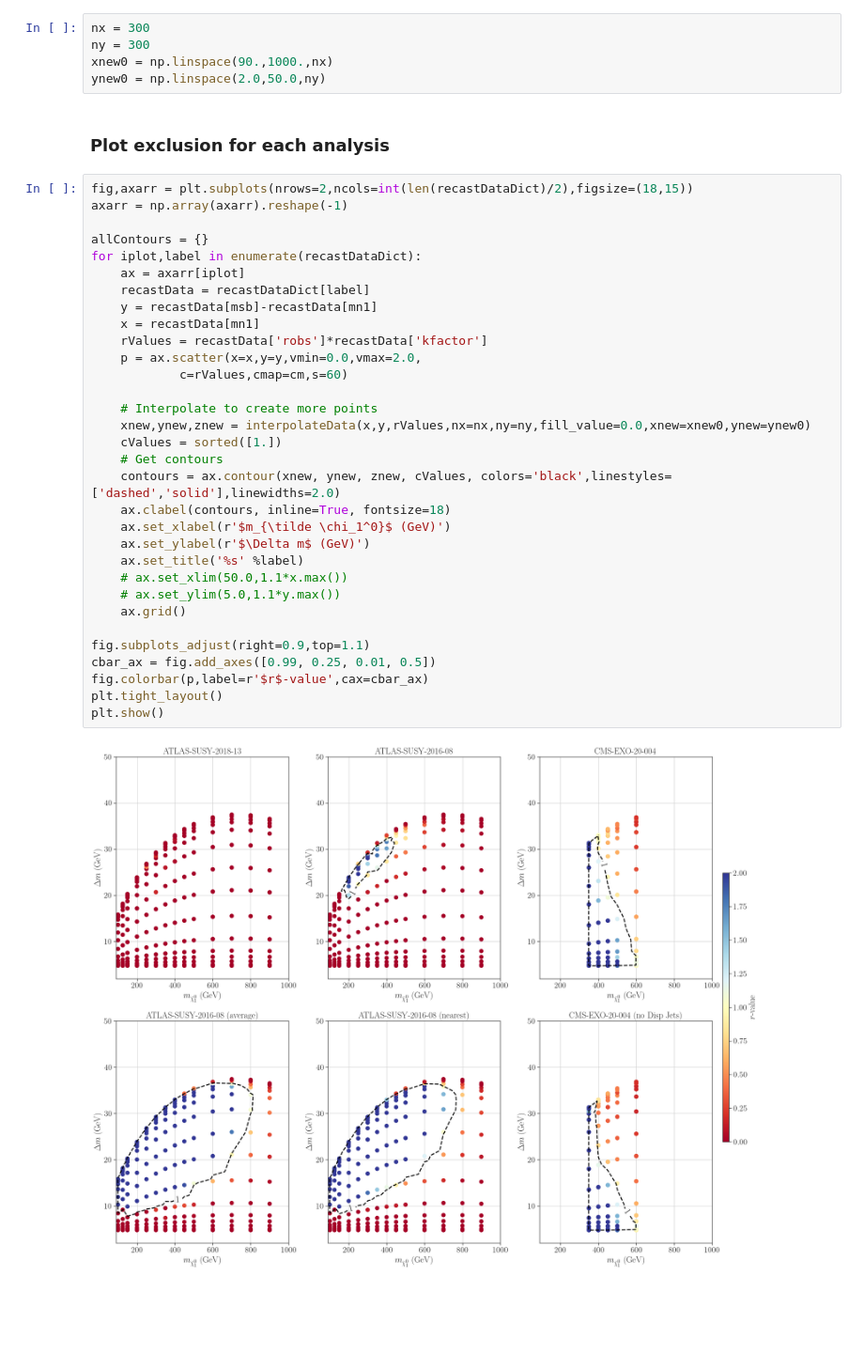
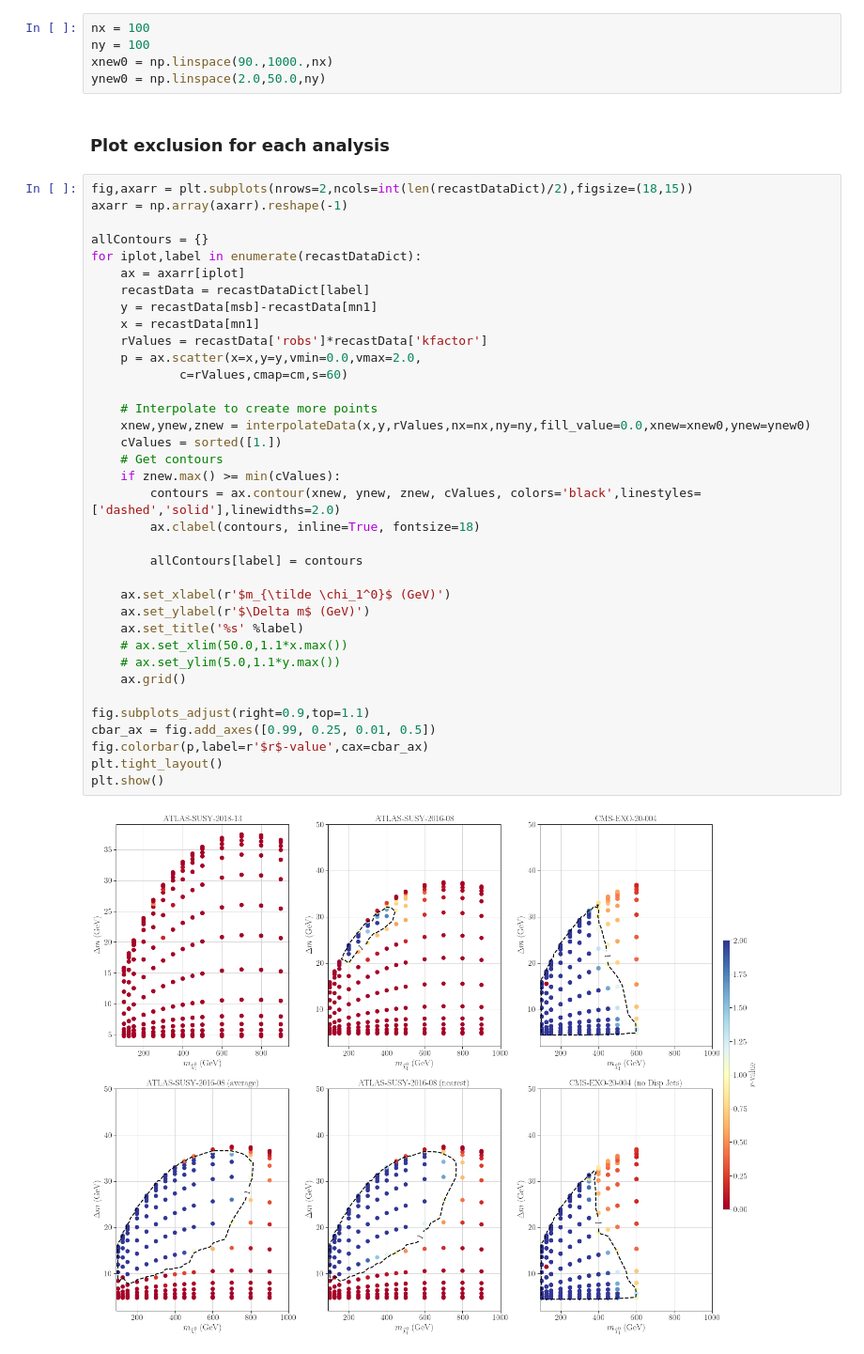
Before and after one commit to andlessa/LLP-CDFO, a Jupyter notebook: plotting/plots-AllExclusions.ipynb, the cells around one changed output. Shown at 94% size. Cells and saved outputs as stored; diff of their text form; blank space fills up the shorter version.

Commit message:
Updated exclusion curves

```diff
--- a/plotting/plots-AllExclusions.ipynb
+++ b/plotting/plots-AllExclusions.ipynb
@@ -78,8 +78,8 @@ textstr = '\n'.join([r'%s = %s' %(k,v) for k,v in parameters.items() if k not in
 # %% [markdown]
 ### Interpolation parameters
 # %%
-nx = 300
-ny = 300
+nx = 100
+ny = 100
 xnew0 = np.linspace(90.,1000.,nx)
 ynew0 = np.linspace(2.0,50.0,ny)
 # %% [markdown]
@@ -88,33 +88,37 @@ ynew0 = np.linspace(2.0,50.0,ny)
 fig,axarr = plt.subplots(nrows=2,ncols=int(len(recastDataDict)/2),figsize=(18,15))
 axarr = np.array(axarr).reshape(-1)
 
 allContours = {}
 for iplot,label in enumerate(recastDataDict):
     ax = axarr[iplot]
     recastData = recastDataDict[label]
     y = recastData[msb]-recastData[mn1]
     x = recastData[mn1]
     rValues = recastData['robs']*recastData['kfactor']
     p = ax.scatter(x=x,y=y,vmin=0.0,vmax=2.0,
             c=rValues,cmap=cm,s=60)
 
     # Interpolate to create more points
     xnew,ynew,znew = interpolateData(x,y,rValues,nx=nx,ny=ny,fill_value=0.0,xnew=xnew0,ynew=ynew0)
     cValues = sorted([1.])
     # Get contours
-    contours = ax.contour(xnew, ynew, znew, cValues, colors='black',linestyles=['dashed','solid'],linewidths=2.0)
-    ax.clabel(contours, inline=True, fontsize=18)
+    if znew.max() >= min(cValues):
+        contours = ax.contour(xnew, ynew, znew, cValues, colors='black',linestyles=['dashed','solid'],linewidths=2.0)
+        ax.clabel(contours, inline=True, fontsize=18)
+
+        allContours[label] = contours
+
     ax.set_xlabel(r'$m_{\tilde \chi_1^0}$ (GeV)')
     ax.set_ylabel(r'$\Delta m$ (GeV)')
     ax.set_title('%s' %label)
     # ax.set_xlim(50.0,1.1*x.max())
     # ax.set_ylim(5.0,1.1*y.max())
     ax.grid()
 
 fig.subplots_adjust(right=0.9,top=1.1)
 cbar_ax = fig.add_axes([0.99, 0.25, 0.01, 0.5])
 fig.colorbar(p,label=r'$r$-value',cax=cbar_ax)
 plt.tight_layout()
 plt.show()
 # %% [output]
-[figure, old version]
+[figure, new version]
```
Also changed, not shown: parts of 7 cells of this notebook, 5 other files.
